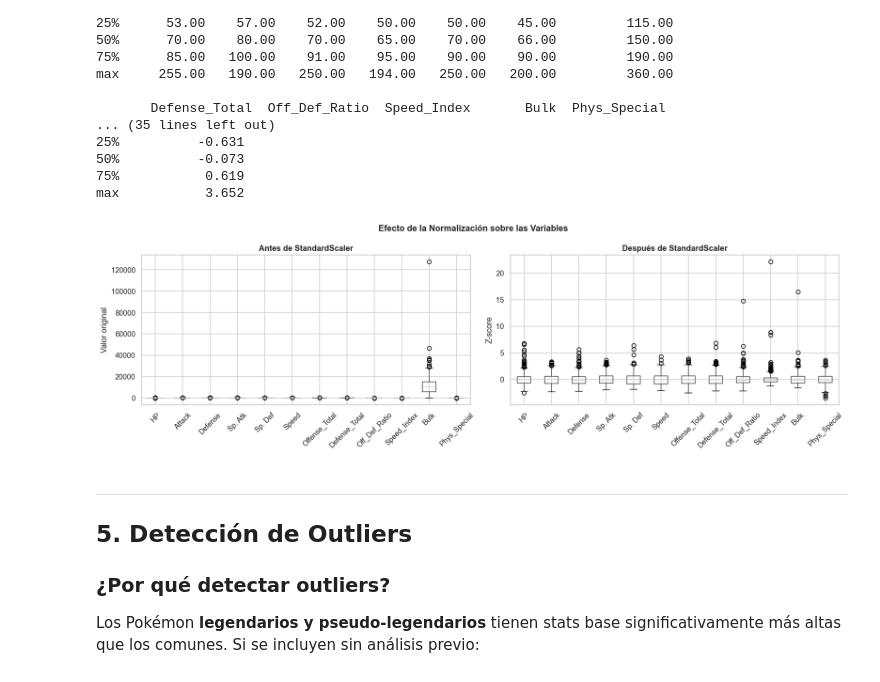
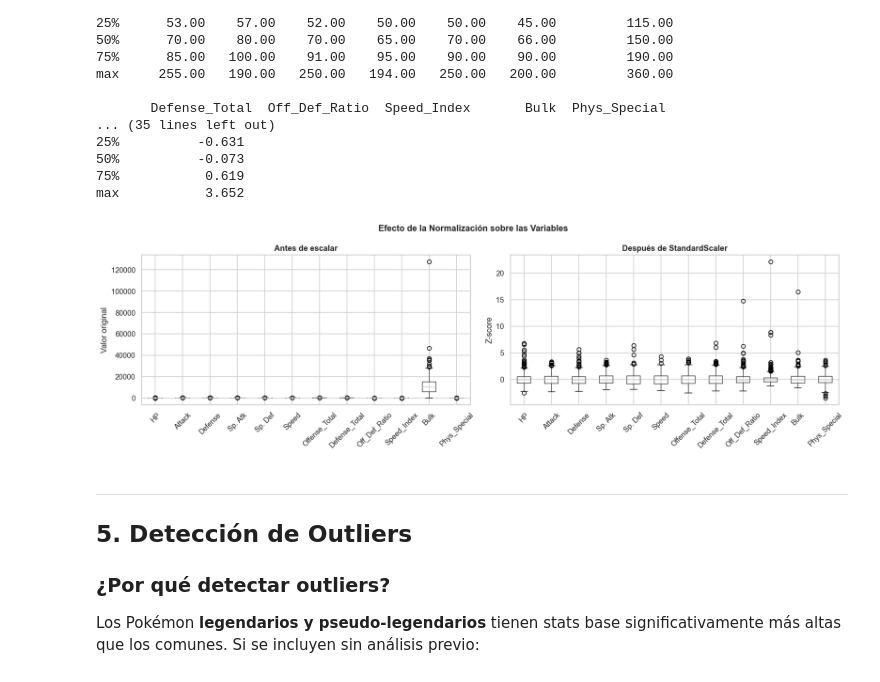
Before and after one commit to ferjomendez/Mineria-de-Datos-Tarea-2, a Jupyter notebook: Pokemon_Clustering.ipynb, the cells around one changed output. Drawn from its saved outputs; the diff is of its cells as text; code cells hidden in the pictures.

```diff
--- a/Pokemon_Clustering.ipynb
+++ b/Pokemon_Clustering.ipynb
@@ -375,21 +375,21 @@ max           3.652
 # %%
 # Verificación visual: boxplots antes y después
 fig, (ax1, ax2) = plt.subplots(1, 2, figsize=(16, 5))
 
 pd.DataFrame(X_raw, columns=CLUSTER_FEATURES).boxplot(ax=ax1, rot=45)
-ax1.set_title('Antes de StandardScaler', fontweight='bold')
+ax1.set_title('Antes de escalar', fontweight='bold')
 ax1.set_ylabel('Valor original')
 
 df_scaled.boxplot(ax=ax2, rot=45)
 ax2.set_title('Después de StandardScaler', fontweight='bold')
 ax2.set_ylabel('Z-score')
 
 plt.suptitle('Efecto de la Normalización sobre las Variables', fontsize=13, fontweight='bold')
 plt.tight_layout()
 plt.savefig('fig_normalizacion.png', bbox_inches='tight')
 plt.show()
 # %% [output]
-[figure, old version]
+[figure, new version]
 # %% [markdown]
 ---
 ## 5. Detección de Outliers
```
Also changed, not shown: parts of 14 cells of this notebook.
